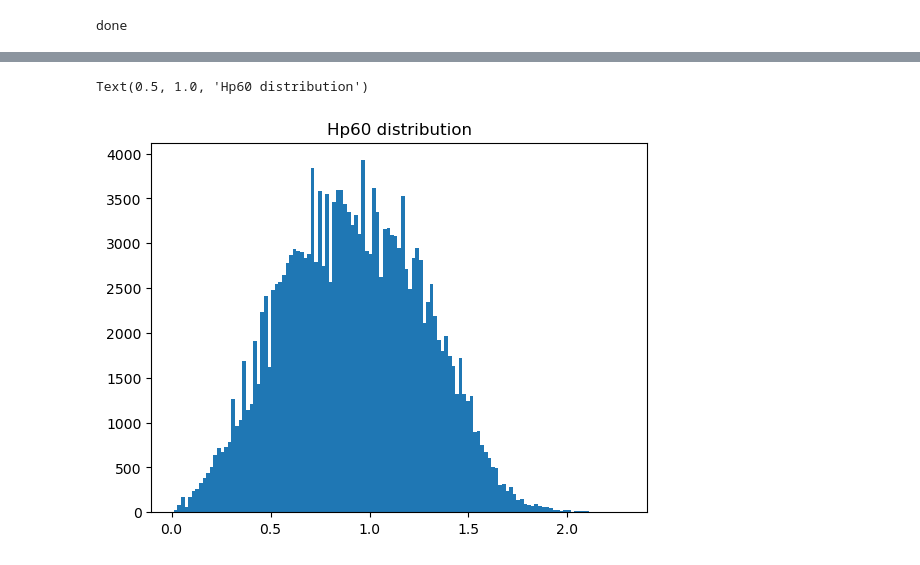
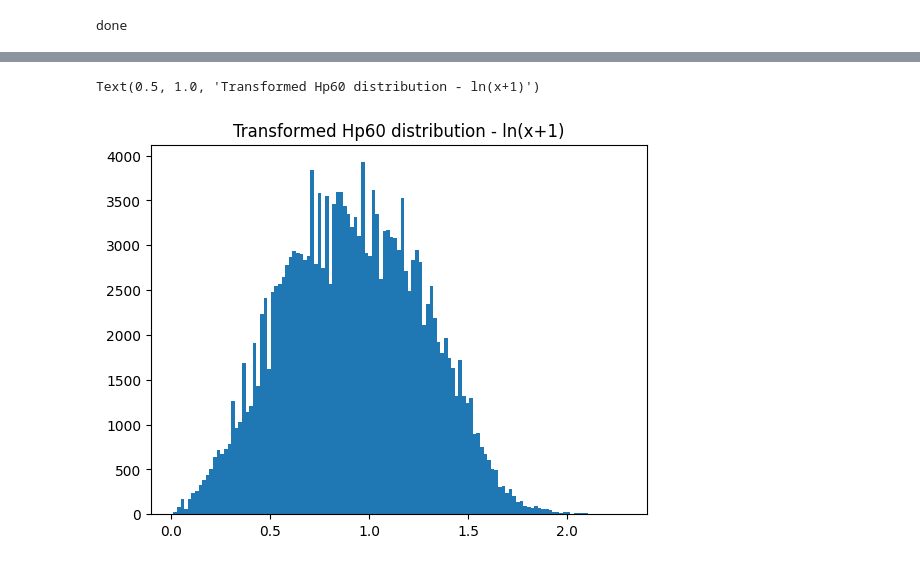
Before and after one commit to whaly-w/spacesci, a Jupyter notebook: model_data_selection.ipynb, the cells around one changed output, grey strips where cells are left out. Saved outputs shown, nothing was run; the diff lists cells and outputs as text; code cells hidden in the pictures.

```diff
--- a/model_data_selection.ipynb
+++ b/model_data_selection.ipynb
@@ -2,3 +2,21 @@
 import pandas as pd
 import numpy as np
 from matplotlib import pyplot as plt
+# %%
+doc = pd.read_csv('./datasets_20y/dataset.csv')
+time = doc['datetime'].values
+
+doc = doc.drop(columns= ['datetime', 'logHp60'])
+
+data = doc.values
+column_names = doc.columns
+# print(data)
+
+data_reshaped = list(zip(*data))
+# %%
+plotted_data = [[], []]
+hp60 = doc['Hp60'].values
+for i in range(0, len(hp60), 24):
+    plotted_data[0].append(time[i])
+    plotted_data[1].append(hp60[i])
+print(len(plotted_data[0]))
@@ -48,5 +66,5 @@ Index(['datatime', 'Kp', 'SN', 'F10.7', 'Hp60'], dtype='object')
 # %%
-data_list = data_reshaped[-1]
+data_list = data_reshaped[-2]
 data_chunk = []
 for i in range(len(data_list) - 24 - 6):
     data_chunk.append(np.mean(data_list[i: 24 + 6 + i]))
@@ -62,10 +87,10 @@ plt.title('Hp60 distribution')
 # %%
 # data_chunk_log = np.log(data_chunk)
 plt.hist(np.log(data_chunk + np.ones(len(data_chunk))), bins=125)
-plt.title('Mapped Hp60 distribution ')
+plt.title('Transformed Hp60 distribution - ln(x+1)')
 # %% [output]
-Text(0.5, 1.0, 'Hp60 distribution')
+Text(0.5, 1.0, 'Transformed Hp60 distribution - ln(x+1)')
-[figure, old version]
+[figure, new version]
 # %%
 print(doc['SN'].values)
 plt.scatter(doc['SN'].values, doc['F10.7'].values)
```
Also changed, not shown: parts of 7 cells of this notebook, 42 other files.
